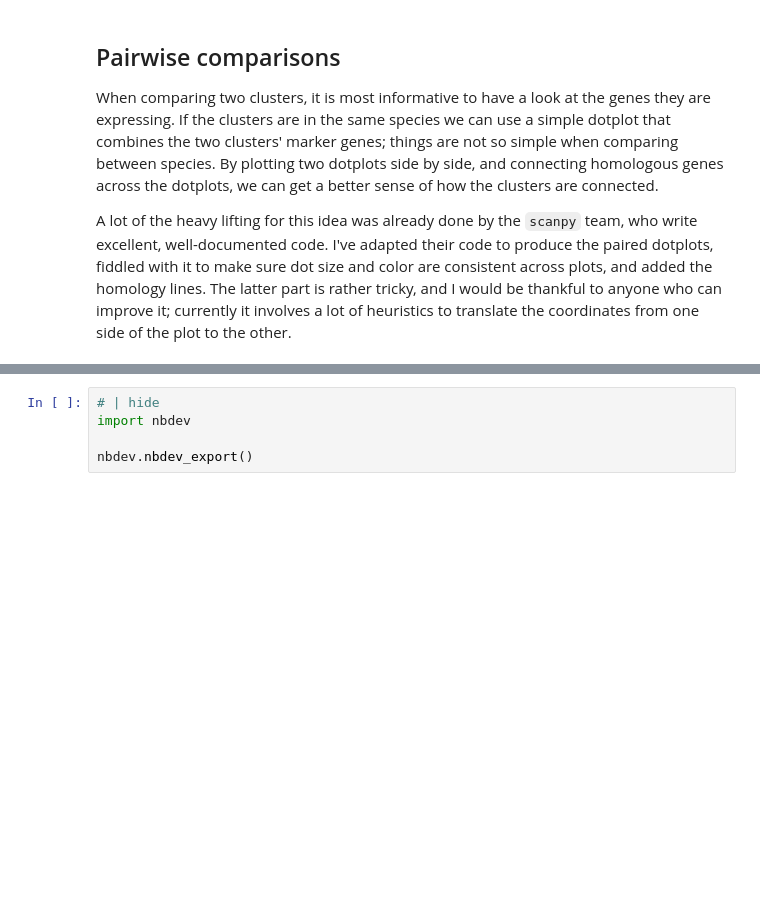
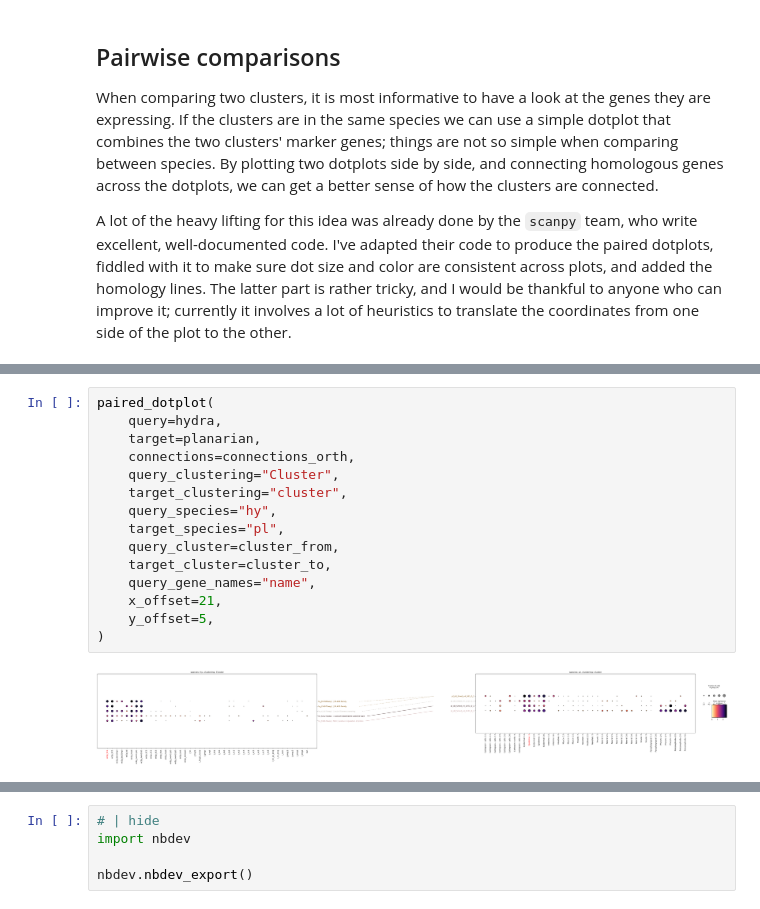
Before and after one commit to galicae/comandos, a Jupyter notebook: nbs/02_plot.ipynb, the cells around one changed output, grey strips where cells are left out. Saved outputs shown, nothing was run; the diff lists cells and outputs as text; blank space fills up the shorter version.

```diff
--- a/nbs/02_plot.ipynb
+++ b/nbs/02_plot.ipynb
@@ -717,0 +843,17 @@ orth_scores = np.array([0, 0, 2, 2, 2])
+# %%
+paired_dotplot(
+    query=hydra,
+    target=planarian,
+    connections=connections_orth,
+    query_clustering="Cluster",
+    target_clustering="cluster",
+    query_species="hy",
+    target_species="pl",
+    query_cluster=cluster_from,
+    target_cluster=cluster_to,
+    query_gene_names="name",
+    x_offset=21,
+    y_offset=5,
+)
+# %% [output]
+[figure, added]
```
Also changed, not shown: parts of 24 cells of this notebook, 5 other files.
